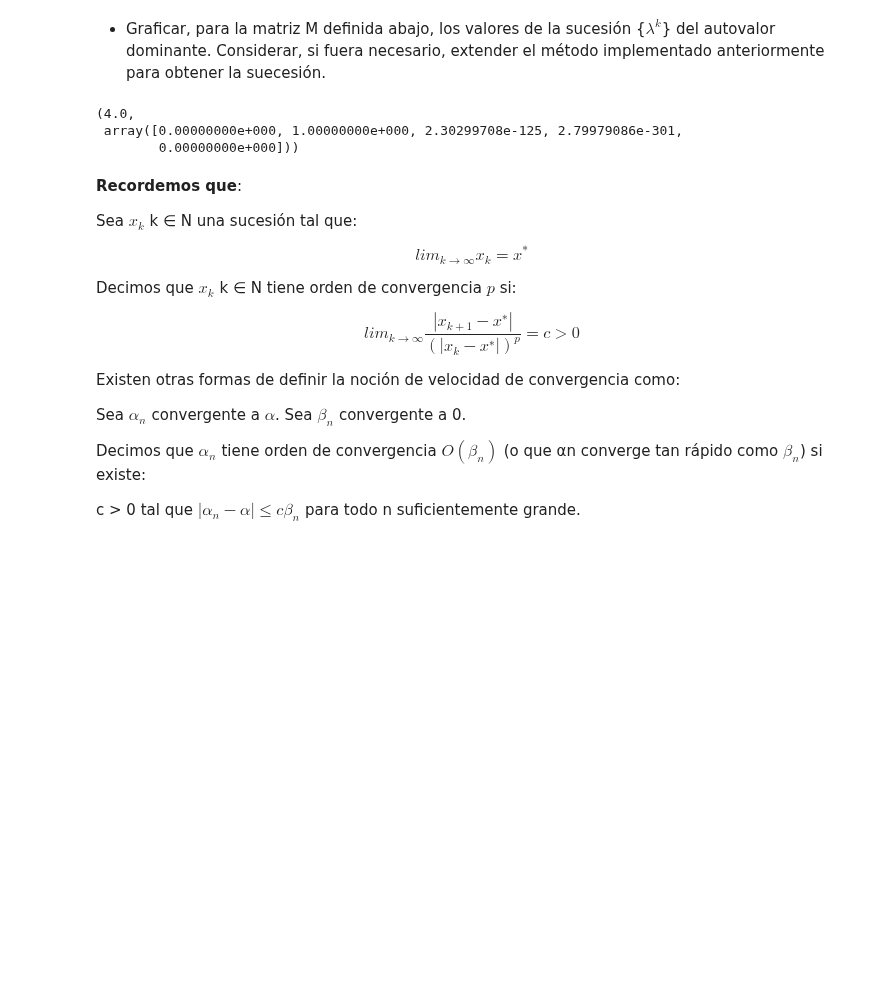
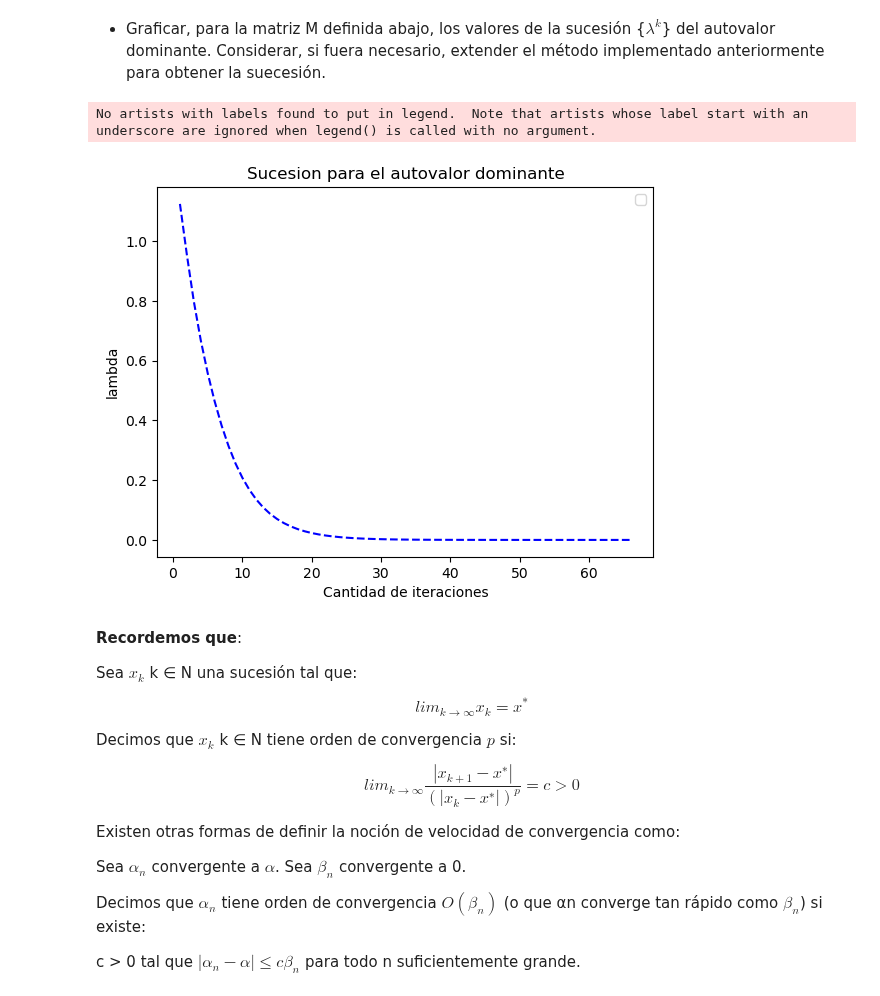
Before and after one commit to agFrenk/Metodos-TP, a Jupyter notebook: TP2/Copia de metpot_alu_20241C.ipynb, the cells around one changed output. Drawn from its saved outputs; the diff is of its cells as text; code cells hidden in the pictures; blank space fills up the shorter version.

```diff
--- a/TP2/Copia de metpot_alu_20241C.ipynb
+++ b/TP2/Copia de metpot_alu_20241C.ipynb
@@ -30,13 +30,19 @@ def power_iteration(A, niter=10_000, eps=1e-6):
     eps: Epsilon
         Tolerancia utilizada en el criterio de parada
     """
-
-    v = np.arange(len(A))
+    sucesion = []
+    errores = []
+    v = np.arange(1, len(A)+1)
     for i in range(0, niter):
       v = A@v / np.linalg.norm(A@v)
+      l =  (v.T @ A @ v) / (v.T @ v)
+      sucesion.append(l)
+      errores.append(np.linalg.norm(A@v - l*v))
+      #if(np.linalg.norm(A@v - l*v)<=eps):
+        # break
     l =  (v.T @ A @ v) / (v.T @ v)
 
-    return l, v
+    return l, v, errores
 
     """
     TODO: Completar el método de la potencia
@@ -207,8 +202,4 @@ B = np.eye(D.shape[0]) - 2 * (v @ v.T)
 # Matriz a diagonalizar
 M = B.T @ D @ B
 
-power_iteration(D,1000)
+l,v,sucesion = power_iteration(D,1000)
-# %% [output]
-(4.0,
- array([0.00000000e+000, 1.00000000e+000, 2.30299708e-125, 2.79979086e-301,
-        0.00000000e+000]))
@@ -218,3 +206,17 @@ power_iteration(D,1000)
+# %%
+#cambiar escala de x
+plt.plot(np.arange(1, len(sucesion)+1),sucesion, 'b--')  # Línea para n^1
+# Añadiendo detalles al gráfico
+plt.title('Sucesion para el autovalor dominante')
+plt.xlabel('Cantidad de iteraciones')
+plt.ylabel('lambda')
+plt.legend()  # Esto muestra las etiquetas de cada conjunto de puntos
+#plt.savefig('eliminacion_gaussiana_vs_precomputo.png')
+# Mostrar el gráfico
+plt.show()
+# %% [output]
+No artists with labels found to put in legend.  Note that artists whose label start with an underscore are ignored when legend() is called with no argument.
+[figure, added]
 # %% [markdown]
 **Recordemos que**:
 
```
Also changed, not shown: parts of 11 cells of this notebook, 2 other files.
